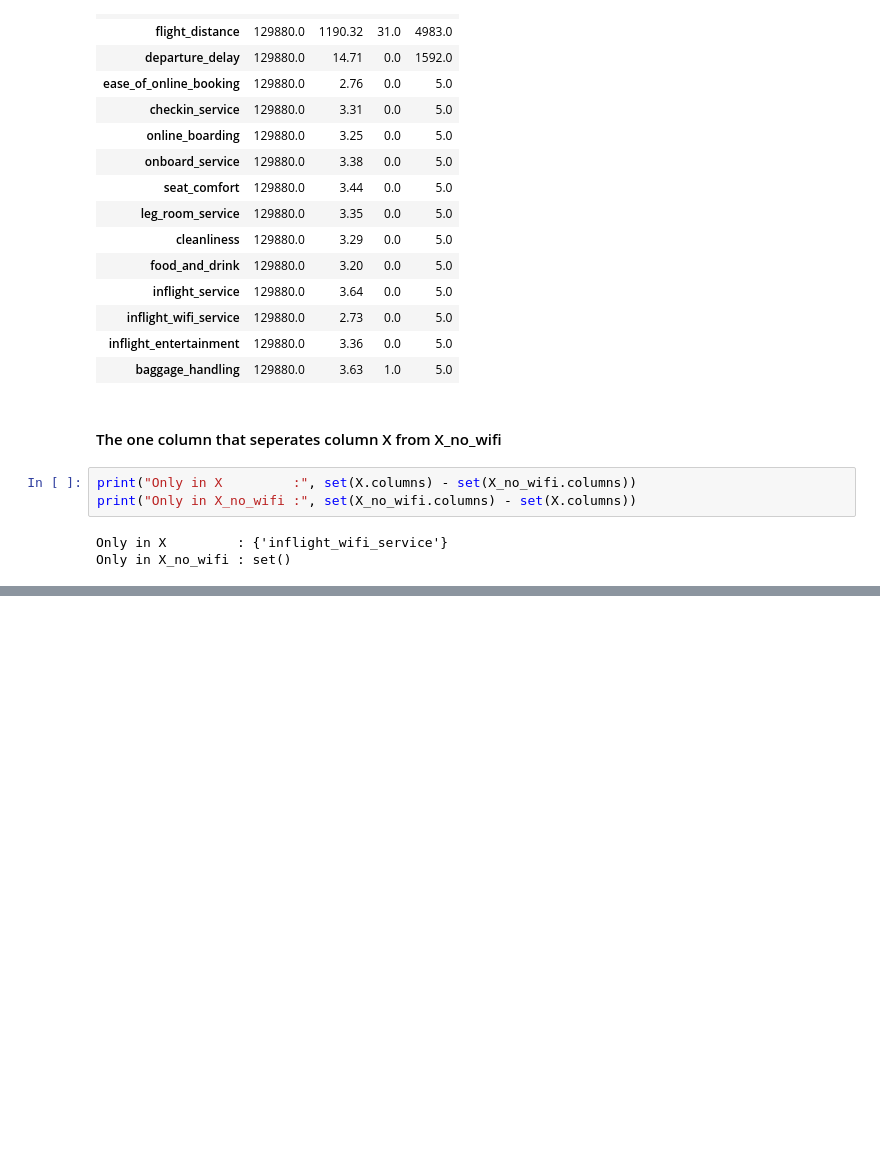
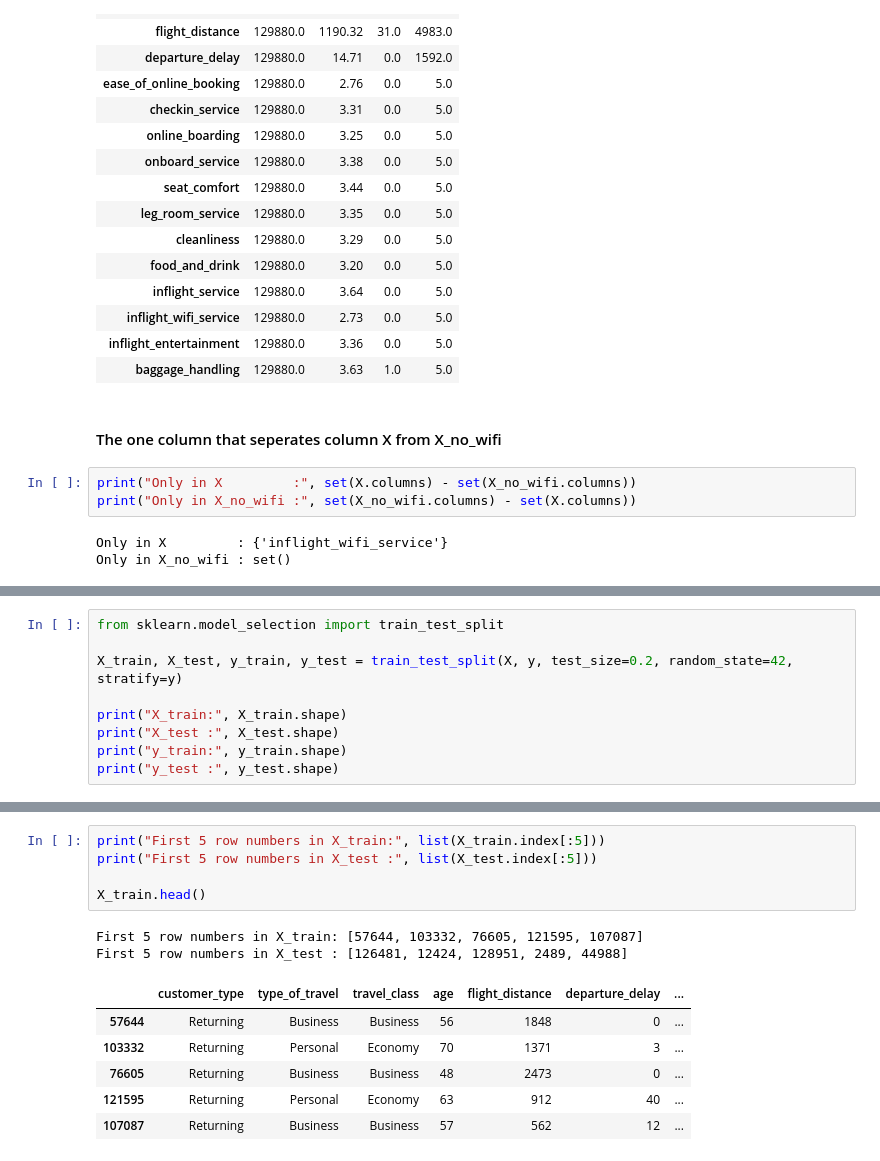
Before and after one commit to Siddharthkeshwani/airline-satisfaction-ml, a Jupyter notebook: notebooks/04_x_y_and_split.ipynb, the cells around one changed output, grey strips where cells are left out. Saved outputs shown, nothing was run; the diff lists cells and outputs as text; blank space fills up the shorter version.

```diff
--- a/notebooks/04_x_y_and_split.ipynb
+++ b/notebooks/04_x_y_and_split.ipynb
@@ -200,0 +204,9 @@ Only in X_no_wifi : set()
+# %%
+from sklearn.model_selection import train_test_split
+
+X_train, X_test, y_train, y_test = train_test_split(X, y, test_size=0.2, random_state=42, stratify=y)
+
+print("X_train:", X_train.shape)
+print("X_test :", X_test.shape)
+print("y_train:", y_train.shape)
+print("y_test :", y_test.shape)
@@ -200,0 +291,14 @@ Only in X_no_wifi : set()
+# %%
+print("First 5 row numbers in X_train:", list(X_train.index[:5]))
+print("First 5 row numbers in X_test :", list(X_test.index[:5]))
+
+X_train.head()
+# %% [output]
+First 5 row numbers in X_train: [57644, 103332, 76605, 121595, 107087]
+First 5 row numbers in X_test : [126481, 12424, 128951, 2489, 44988]
+|  | customer_type | type_of_travel | travel_class | age | flight_distance | departure_delay | ... |
+| 57644 | Returning | Business | Business | 56 | 1848 | 0 | ... |
+| 103332 | Returning | Personal | Economy | 70 | 1371 | 3 | ... |
+| 76605 | Returning | Business | Business | 48 | 2473 | 0 | ... |
+| 121595 | Returning | Personal | Economy | 63 | 912 | 40 | ... |
+| 107087 | Returning | Business | Business | 57 | 562 | 12 | ... |
```
Also changed, not shown: parts of 17 cells of this notebook, 1 other file.
